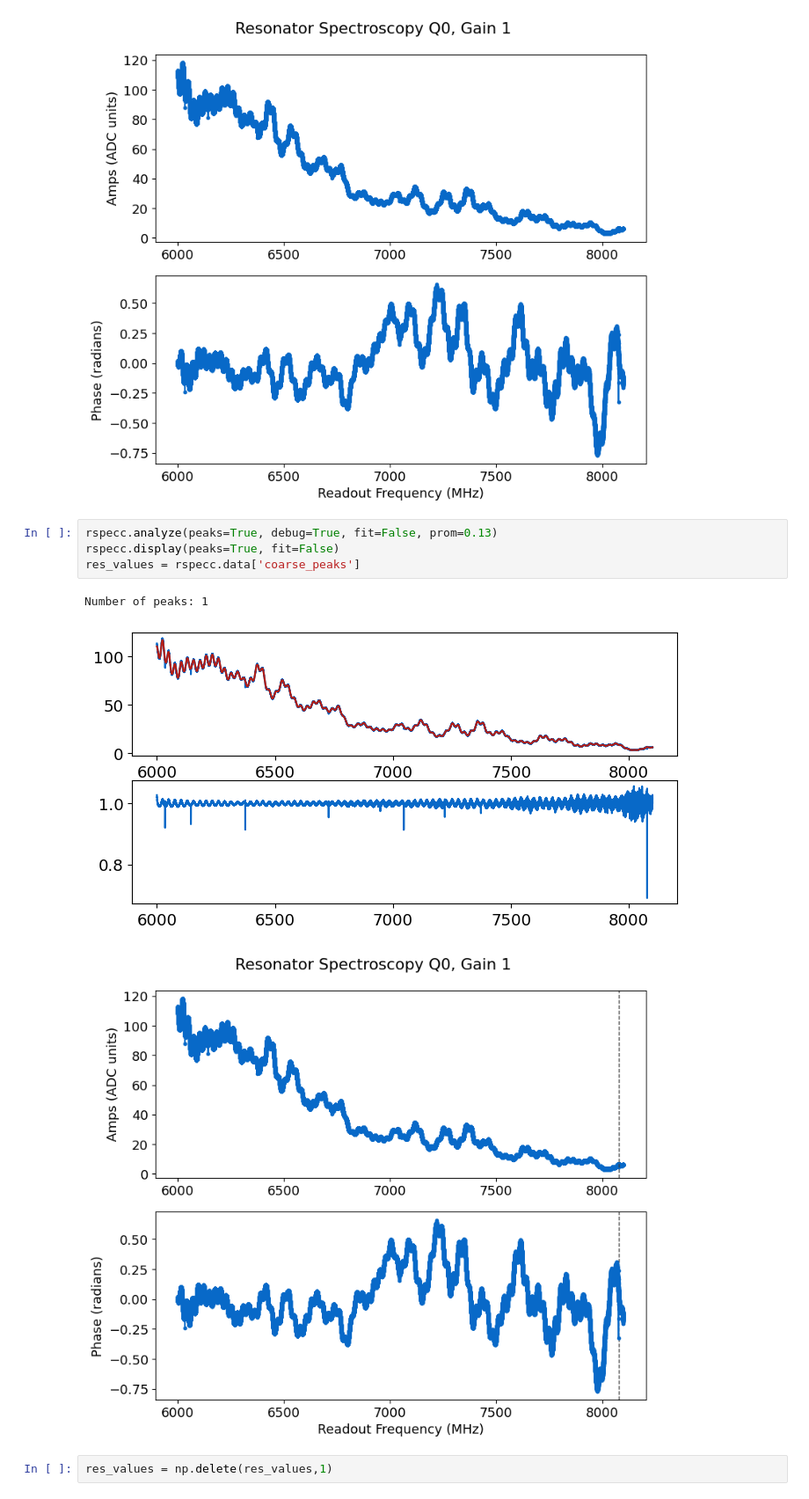
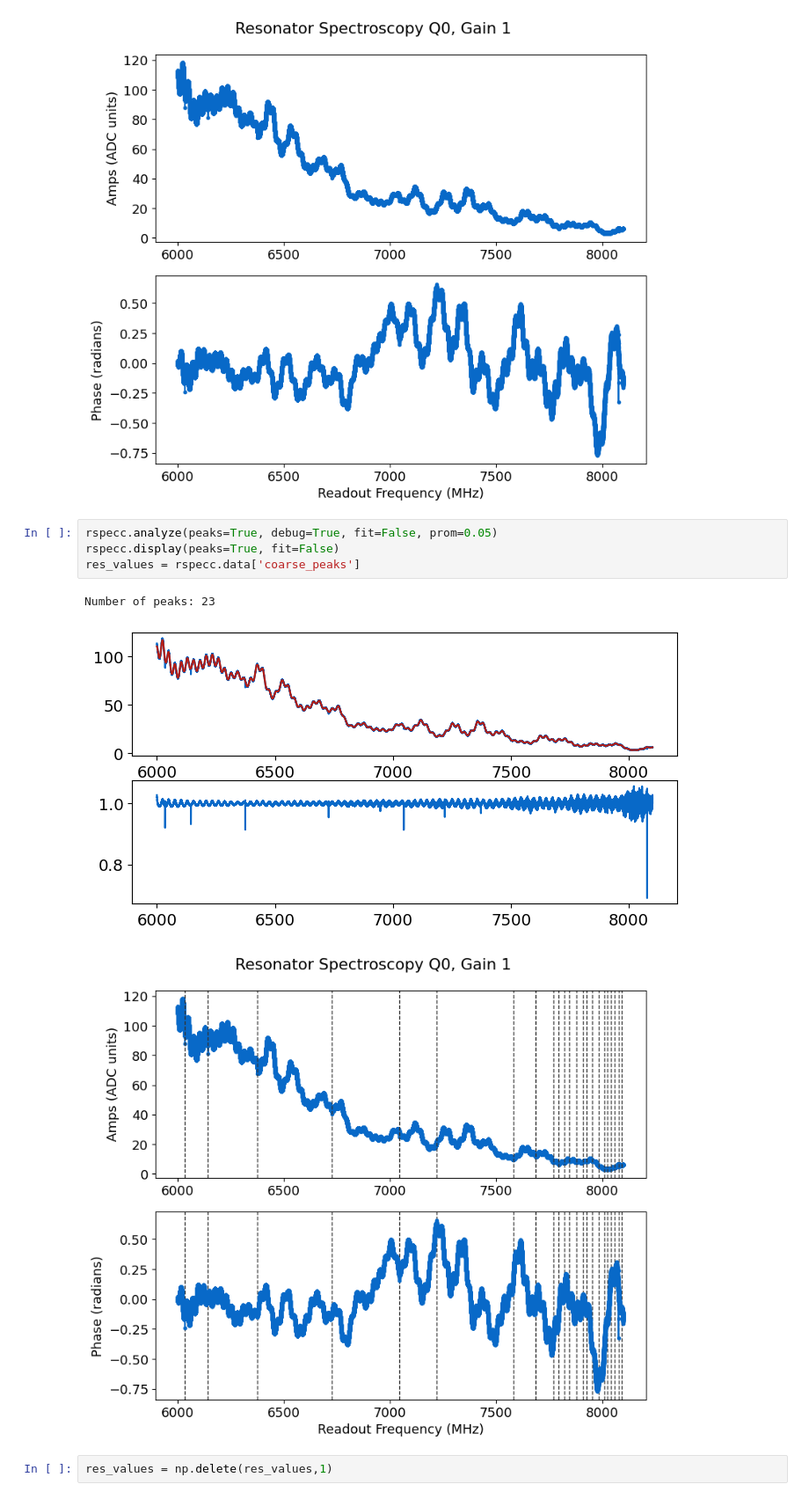
Before and after one commit to shiy1022/slab_qick_calib, a Jupyter notebook: meas_resonators.ipynb, the cells around one changed output. Shown at 88% size. Cells and saved outputs as stored; diff of their text form.

```diff
--- a/meas_resonators.ipynb
+++ b/meas_resonators.ipynb
@@ -103,13 +106,13 @@ res_values = rspecc.data['coarse_peaks']
 Number of peaks: 0
 [figure]
 # %%
-rspecc.analyze(peaks=True, debug=True, fit=False, prom=0.13)
+rspecc.analyze(peaks=True, debug=True, fit=False, prom=0.05)
 rspecc.display(peaks=True, fit=False)
 res_values = rspecc.data['coarse_peaks']
 # %% [output]
-Number of peaks: 1
+Number of peaks: 23
 [figure]
-[figure, old version]
+[figure, new version]
 # %%
 res_values = np.delete(res_values,1)
 # %% [markdown]
```
Also changed, not shown: parts of 6 cells of this notebook, 2 other files.
